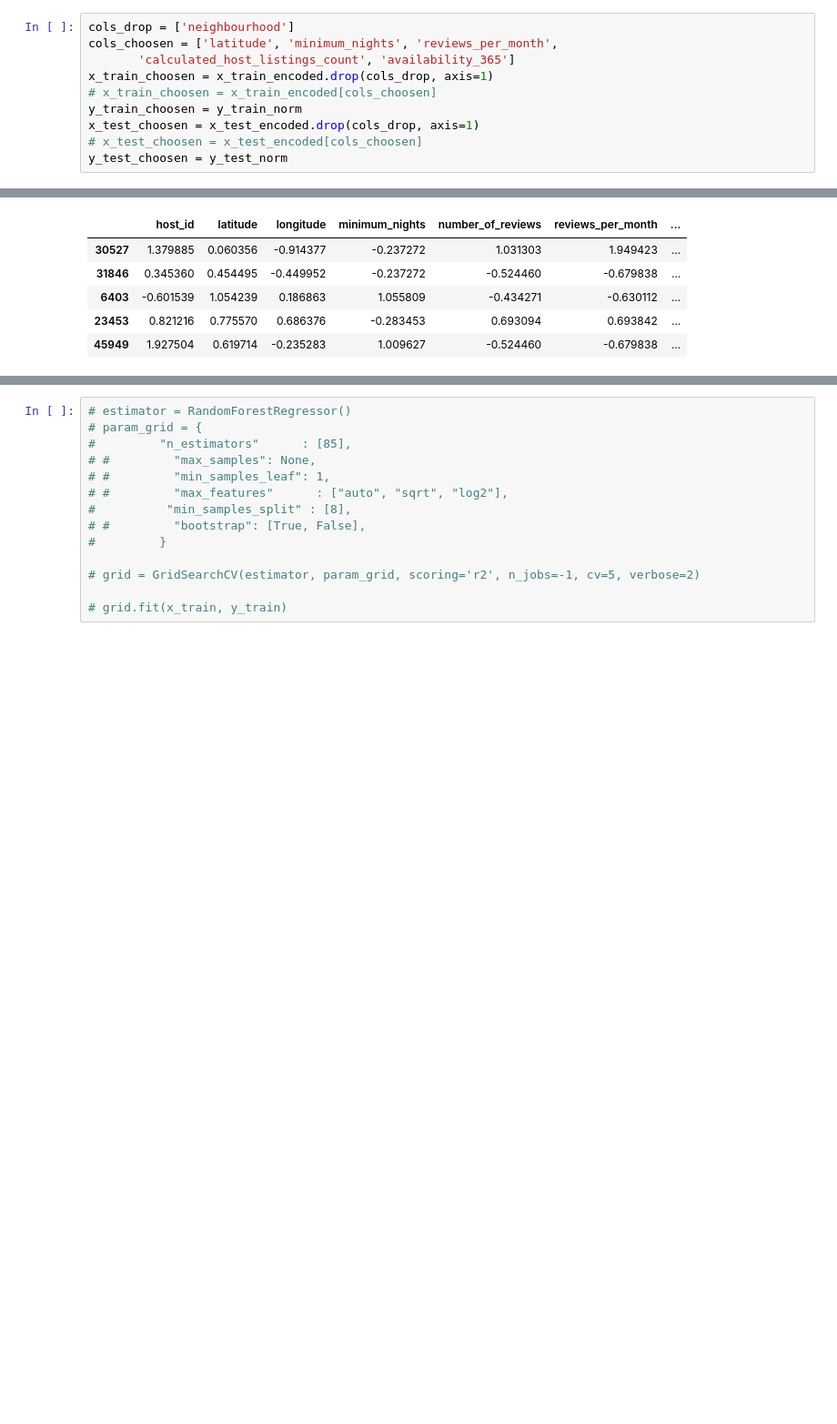
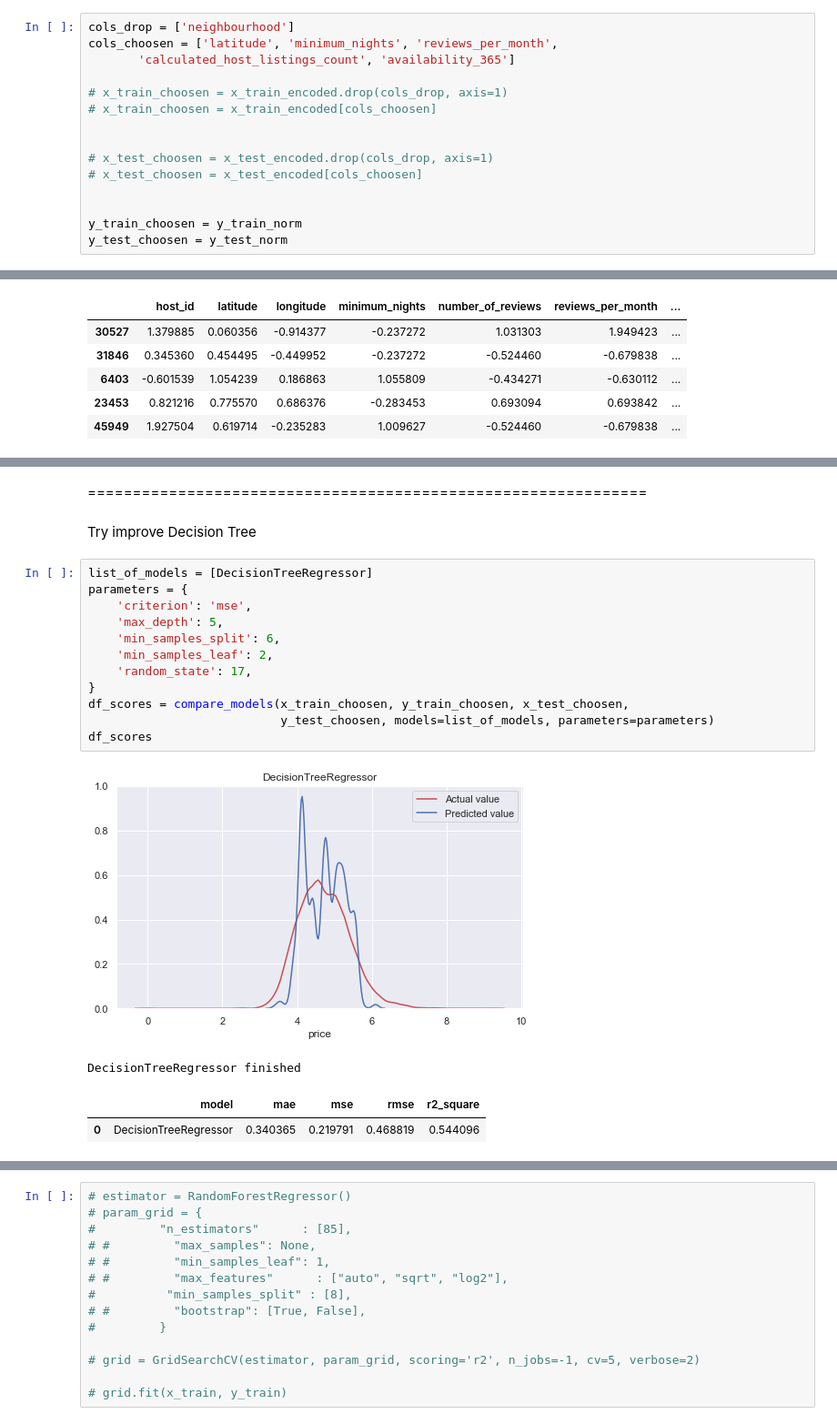
Before and after one commit to aleksanp/airbnb-prices, a Jupyter notebook: airbnb_learning.ipynb, the cells around one changed output, grey strips where cells are left out. Shown at 91% size. Drawn from its saved outputs; the diff is of its cells as text; blank space fills up the shorter version.

```diff
--- a/airbnb_learning.ipynb
+++ b/airbnb_learning.ipynb
@@ -710,11 +710,16 @@ Index(['host_id', 'latitude', 'longitude', 'minimum_nights',
 cols_drop = ['neighbourhood']
 cols_choosen = ['latitude', 'minimum_nights', 'reviews_per_month',
        'calculated_host_listings_count', 'availability_365']
-x_train_choosen = x_train_encoded.drop(cols_drop, axis=1)
+
+# x_train_choosen = x_train_encoded.drop(cols_drop, axis=1)
 # x_train_choosen = x_train_encoded[cols_choosen]
+
+
+# x_test_choosen = x_test_encoded.drop(cols_drop, axis=1)
+# x_test_choosen = x_test_encoded[cols_choosen]
+
+
 y_train_choosen = y_train_norm
-x_test_choosen = x_test_encoded.drop(cols_drop, axis=1)
-# x_test_choosen = x_test_encoded[cols_choosen]
 y_test_choosen = y_test_norm
 # %%
 x_train_choosen.head()
@@ -743,0 +755,21 @@ ModuleNotFoundError: No module named 'category_encoders'
+# %% [markdown]
+==============================================================
+# %% [markdown]
+Try improve Decision Tree
+# %%
+list_of_models = [DecisionTreeRegressor]
+parameters = {
+    'criterion': 'mse',
+    'max_depth': 5,
+    'min_samples_split': 6,
+    'min_samples_leaf': 2,
+    'random_state': 17,
+}
+df_scores = compare_models(x_train_choosen, y_train_choosen, x_test_choosen,
+                           y_test_choosen, models=list_of_models, parameters=parameters)
+df_scores
+# %% [output]
+[figure, added]
+DecisionTreeRegressor finished
+|  | model | mae | mse | rmse | r2_square |
+| 0 | DecisionTreeRegressor | 0.340365 | 0.219791 | 0.468819 | 0.544096 |
```
Also changed, not shown: parts of 4 cells of this notebook.
